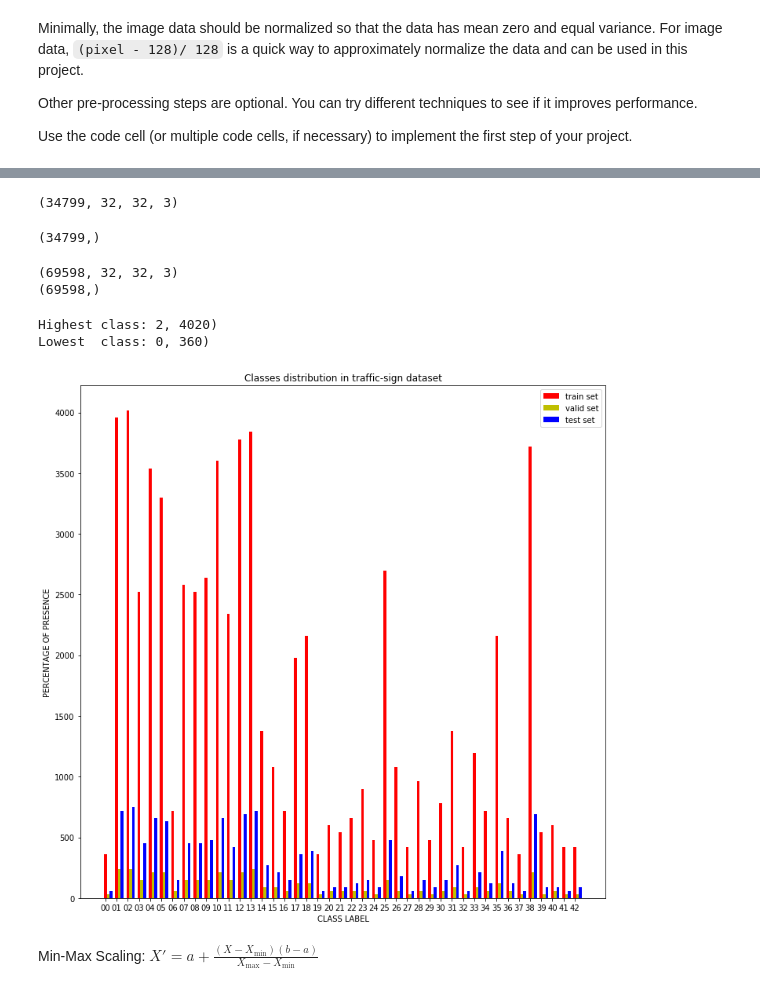
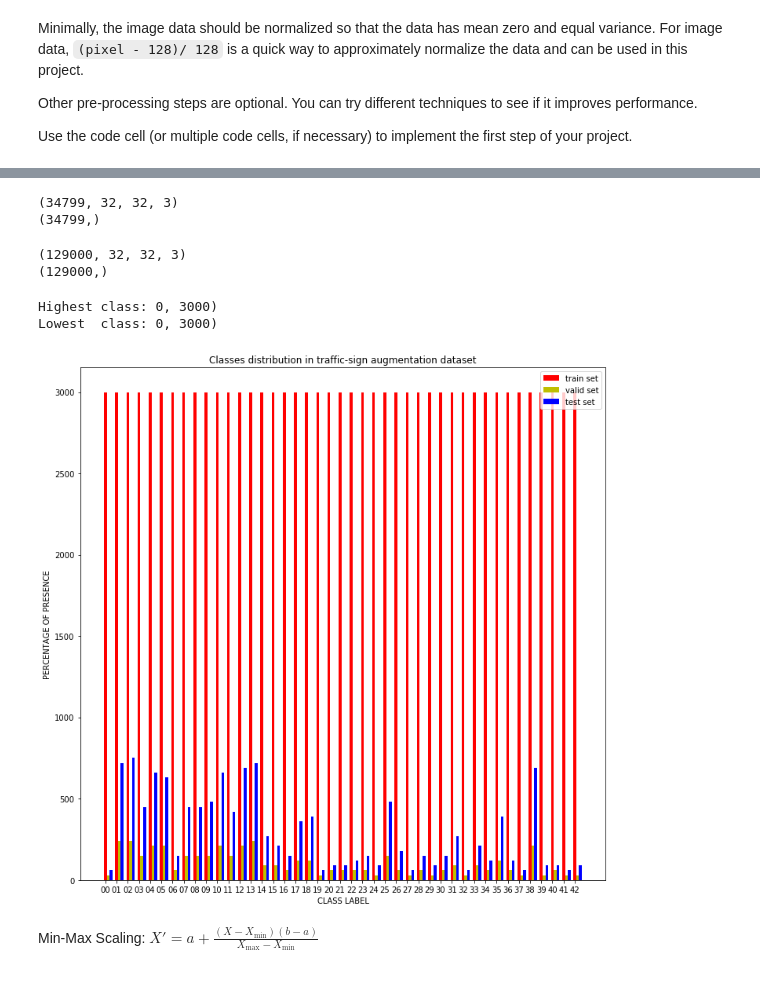
Before and after one commit to luteresa/P3_CarND-Traffic-Sign-Classifier, a Jupyter notebook: Traffic_Sign_Classifier.ipynb, the cells around one changed output, grey strips where cells are left out. Cells and saved outputs as stored; diff of their text form; code cells hidden in the pictures.

```diff
--- a/Traffic_Sign_Classifier.ipynb
+++ b/Traffic_Sign_Classifier.ipynb
@@ -363,7 +366,7 @@ print(X_train.shape)
 n,IMGHEIGHT,IMG_WIDTH,IMG_DEPTH = X_train.shape
 
 
-X_extra,y_extra = data_augmentation(X_train,y_train,augm_nbr=4000,keep_dist=True)
+X_extra,y_extra = data_augmentation(X_train,y_train,augm_nbr=3000,keep_dist=False)
 # %% [output]
 [ 180. 1980. 2010. 1260. 1770. 1650.  360. 1290. 1260. 1320. 1800. 1170.
  1890. 1920.  690.  540.  360.  990. 1080.  180.  300.  270.  330.  450.
@@ -414,61 +405,55 @@ visualize_images(Aug_class_images,'Augmentation Class images',cols=5,save_name="
-# %%
-
-#visualize_images(a,'Class images',cols=5)
-
-print(X_train.shape)
-# %% [output]
-(34799, 32, 32, 3)
-# %%
-
-print(y_train.shape)
-
-if X_extra is not None:
-    X_train = np.concatenate((X_train,X_extra.astype('uint8')),axis=0)
-    y_train = np.concatenate((y_train,y_extra),axis=0)
-    del X_extra,y_extra
-# %% [output]
-(34799,)
 # %%
 print(X_train.shape)
 print(y_train.shape)
 # %% [output]
-(69598, 32, 32, 3)
-(69598,)
+(34799, 32, 32, 3)
+(34799,)
+# %%
+if len(X_extra) > 0:
+    X_train = np.concatenate((X_train,X_extra.astype('uint8')),axis=0)
+    y_train = np.concatenate((y_train,y_extra),axis=0)
+    del X_extra,y_extra
+# %%
+print(X_train.shape)
+print(y_train.shape)
+# %% [output]
+(129000, 32, 32, 3)
+(129000,)
 # %%
 count_per_class_train = get_count_per_class(y_train)
 count_per_class_valid = get_count_per_class(y_valid)
 count_per_class_test = get_count_per_class(y_test)
 
 print('Highest class: {}, {})'.format(np.argmax(count_per_class_train),(int)(np.max(count_per_class_train))))
 print('Lowest  class: {}, {})'.format(np.argmin(count_per_class_train),(int)(np.min(count_per_class_train))))
 
 
 fig,ax = plt.subplots()
 
 col_width = 0.25
 
 bar_train = ax.bar(np.arange(n_classes),count_per_class_train,width=col_width,color='r')
 bar_valid = ax.bar(np.arange(n_classes)+col_width,count_per_class_valid,width=col_width,color='y')
 bar_test = ax.bar(np.arange(n_classes)+col_width*2,count_per_class_test,width=col_width,color='b')
 
 ax.set_ylabel('PERCENTAGE OF PRESENCE')
 ax.set_xlabel('CLASS LABEL')
 
-ax.set_title('Classes distribution in traffic-sign dataset')
+ax.set_title('Classes distribution in traffic-sign augmentation dataset')
 
 ax.set_xticks(np.arange(0,n_classes,1) )
 
 ax.set_xticklabels(['{:02d}'.format(c) for c in range(0,n_classes)])
 
 ax.legend((bar_train[0],bar_valid[0],bar_test[0]),('train set','valid set','test set'))
 
 fig.set_size_inches(12,12)
 plt.savefig("examples/classes_distribution_argu.jpg")
 plt.show()
 # %% [output]
-Highest class: 2, 4020)
-Lowest  class: 0, 360)
+Highest class: 0, 3000)
+Lowest  class: 0, 3000)
-[figure, old version]
+[figure, new version]
 # %%
 # Problem 1 - Implement Min-Max scaling for grayscale image data
 def normalize_grayscale(image_data):
```
Also changed, not shown: parts of 28 cells of this notebook, 27 other files.
